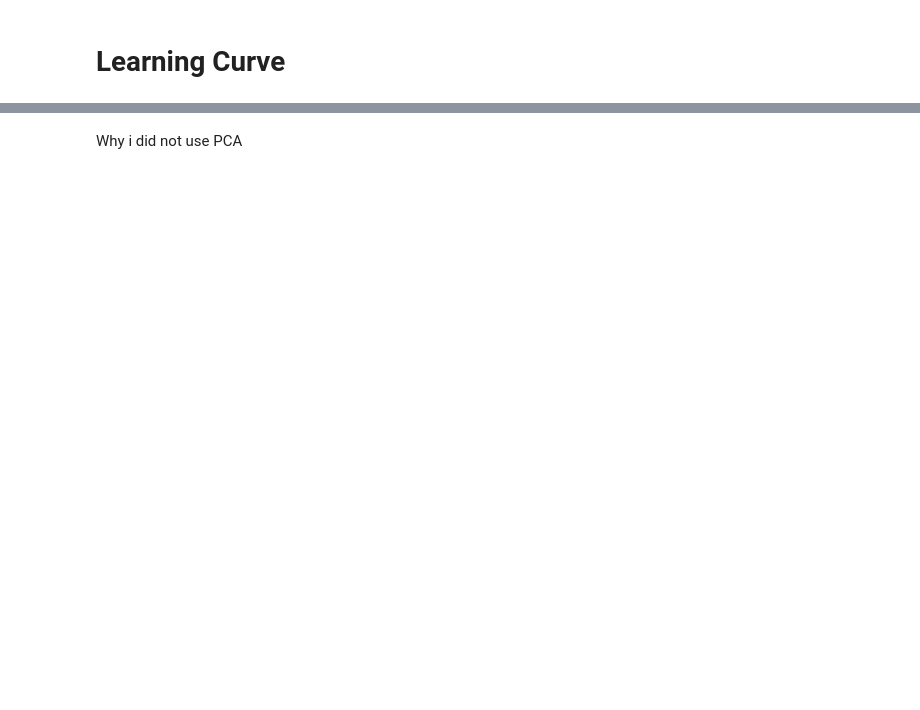
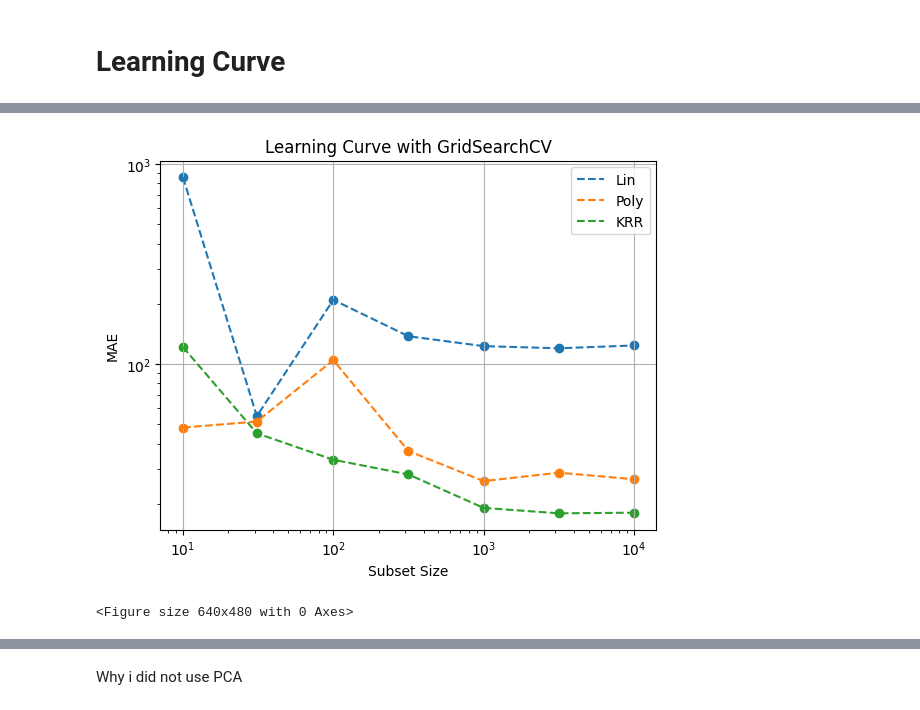
Before and after one commit to marcodigennaro/WindML, a Jupyter notebook: jupyter-notebooks/5_Machine_Learning.ipynb, the cells around one changed output, grey strips where cells are left out. Cells and saved outputs as stored; diff of their text form; code cells hidden in the pictures; blank space fills up the shorter version.

```diff
--- a/jupyter-notebooks/5_Machine_Learning.ipynb
+++ b/jupyter-notebooks/5_Machine_Learning.ipynb
@@ -173,10 +191,8 @@ time: 92.2 ms (started: 2024-04-11 21:19:11 +02:00)
 # %%
 from windml.machine_learning.regression_models import learning_curve
 
-# Generate learning curve data with GridSearchCV
-lin_learning_curve_data = learning_curve(
-    X, y, LinearRegression, lin_param_grid)
-
-# Plotting the learning curve
-plot_learning_curve(learning_curve_data)
+# Generate learning curve data without GridSearchCV
+lin_LC = learning_curve(df, x_list, y_variable, lin_grid_search )
+ploy_LC = learning_curve(df, x_list, y_variable, poly_grid_search )
+krr_LC = learning_curve(df, x_list, y_variable, krr_grid_search )
 # %% [output]
@@ -208,0 +216,12 @@ plot_learning_curve(learning_curve_data)
+# %%
+from windml.visualization.custom_plots import plot_learning_curves
+
+# Plotting the learning curve
+fig = plot_learning_curves(
+    [(lin_LC, 'Lin'),
+    (ploy_LC, 'Poly'),
+    (krr_LC, 'KRR')],
+)
+# %% [output]
+[figure, added]
+<Figure size 640x480 with 0 Axes>
```
Also changed, not shown: parts of 19 cells of this notebook, 17 other files.
